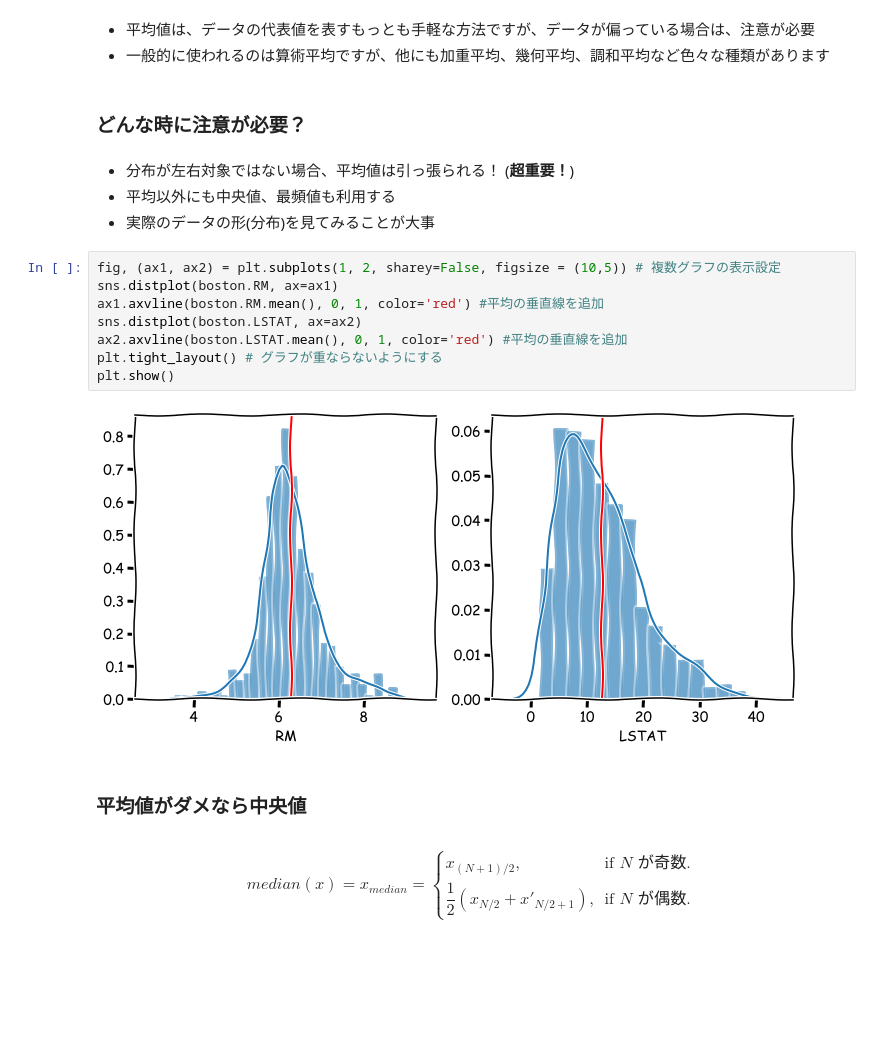
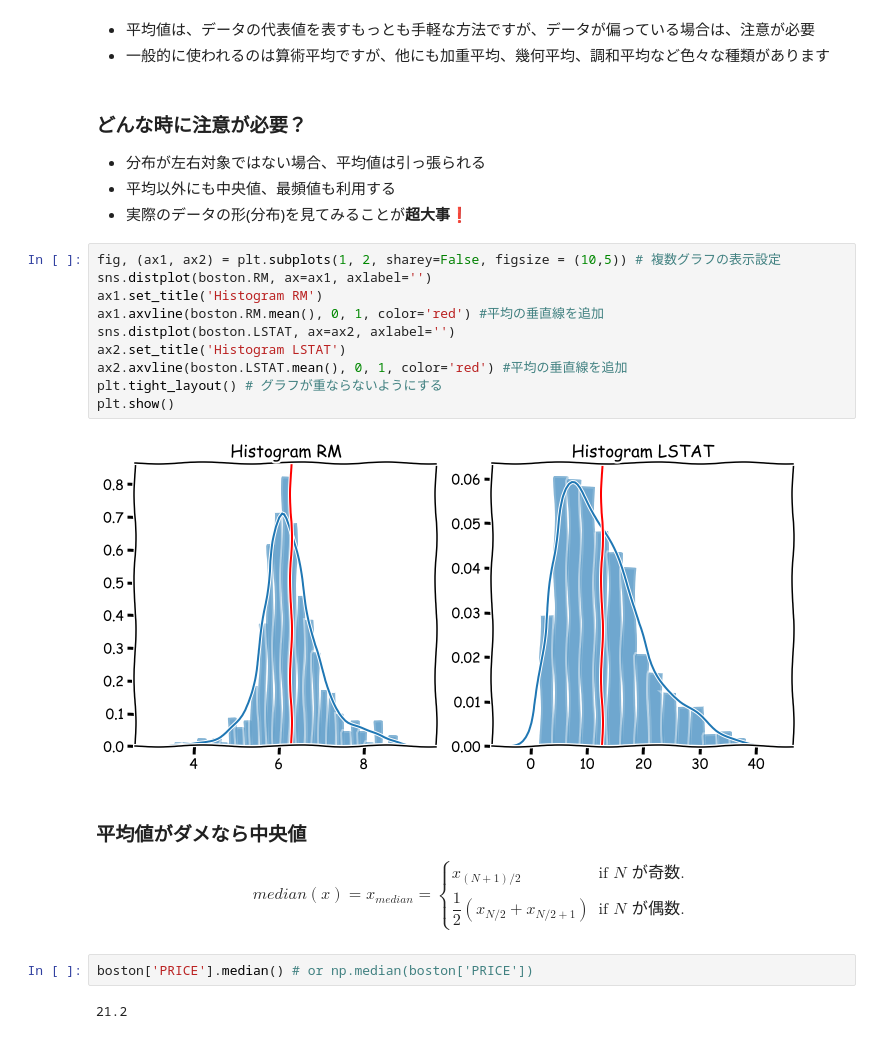
Before and after one commit to Soichiro-Fujioka/chotto-dekiru-DS, a Jupyter notebook: statistics/statistics-1.ipynb, the cells around one changed output. Saved outputs shown, nothing was run; the diff lists cells and outputs as text; blank space fills up the shorter version.

```diff
--- a/statistics/statistics-1.ipynb
+++ b/statistics/statistics-1.ipynb
@@ -91,29 +90,33 @@ boston['PRICE'].mean() # or np.mean(boston['PRICE'])
 # %% [markdown]
  - 平均値は、データの代表値を表すもっとも手軽な方法ですが、データが偏っている場合は、注意が必要
  - 一般的に使われるのは算術平均ですが、他にも加重平均、幾何平均、調和平均など色々な種類があります
-# %% [markdown]
-### どんな時に注意が必要？
 # %% [markdown]
-- 分布が左右対象ではない場合、平均値は引っ張られる！ (**超重要！**)
+### どんな時に注意が必要？
+- 分布が左右対象ではない場合、平均値は引っ張られる
 - 平均以外にも中央値、最頻値も利用する
-- 実際のデータの形(分布)を見てみることが大事
+- 実際のデータの形(分布)を見てみることが**超大事**❗️
 # %%
 fig, (ax1, ax2) = plt.subplots(1, 2, sharey=False, figsize = (10,5)) # 複数グラフの表示設定
-sns.distplot(boston.RM, ax=ax1)
+sns.distplot(boston.RM, ax=ax1, axlabel='')
+ax1.set_title('Histogram RM')
 ax1.axvline(boston.RM.mean(), 0, 1, color='red') #平均の垂直線を追加
-sns.distplot(boston.LSTAT, ax=ax2)
+sns.distplot(boston.LSTAT, ax=ax2, axlabel='')
+ax2.set_title('Histogram LSTAT')
 ax2.axvline(boston.LSTAT.mean(), 0, 1, color='red') #平均の垂直線を追加
 plt.tight_layout() # グラフが重ならないようにする
 plt.show()
 # %% [output]
-[figure, old version]
+[figure, new version]
-# %% [markdown]
-### 平均値がダメなら中央値
 # %% [markdown]
+### 平均値がダメなら中央値
 $$
 median(x) = x_{median} =
 \begin{cases}
- x_{(N + 1)/2},                                  & \text{if } N \text{ が奇数.} \\
- \dfrac{1}{2}( x_{N/2} + x'_{N/2 + 1}), & \text{if } N \text{  が偶数.}
+ x_{(N + 1)/2}                                  & \text{if } N \text{ が奇数.} \\
+ \dfrac{1}{2}( x_{N/2} + x_{N/2 + 1}) & \text{if } N \text{  が偶数.}
 \end{cases}
 $$
+# %%
+boston['PRICE'].median() # or np.median(boston['PRICE'])
+# %% [output]
+21.2
```
Also changed, not shown: parts of 17 cells of this notebook.
